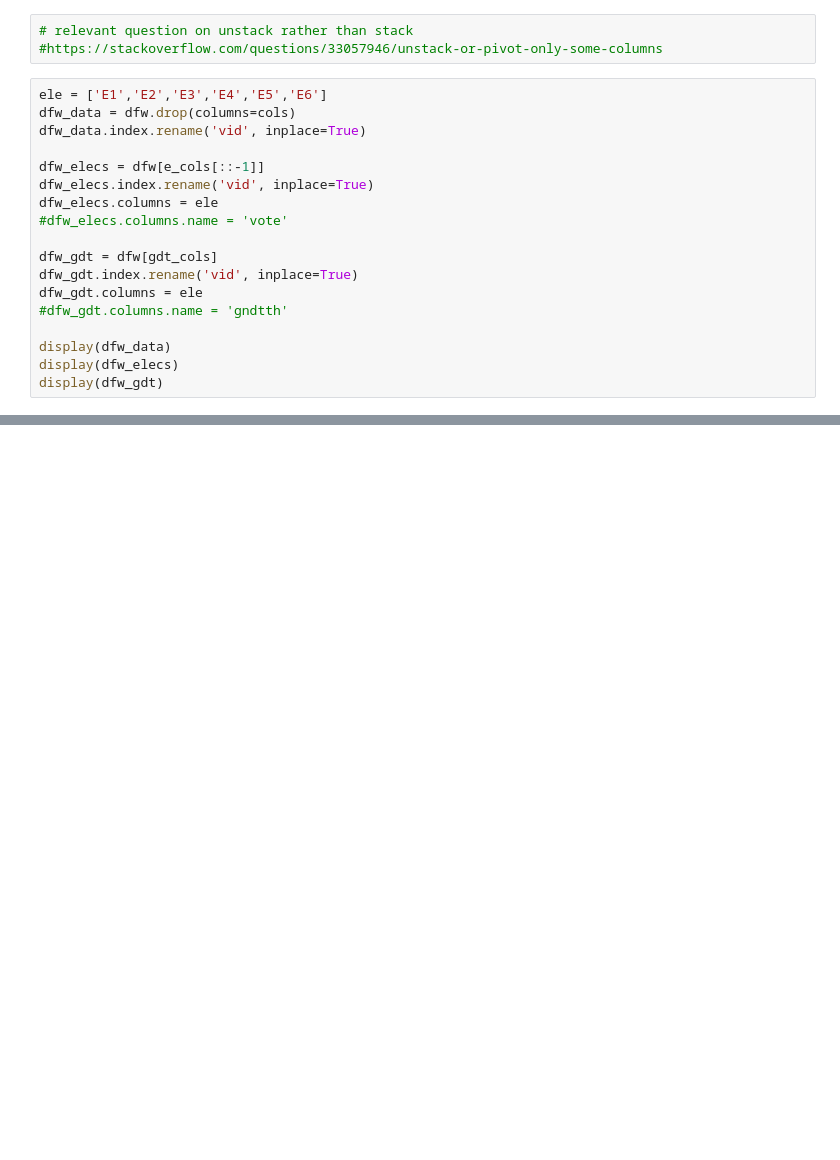
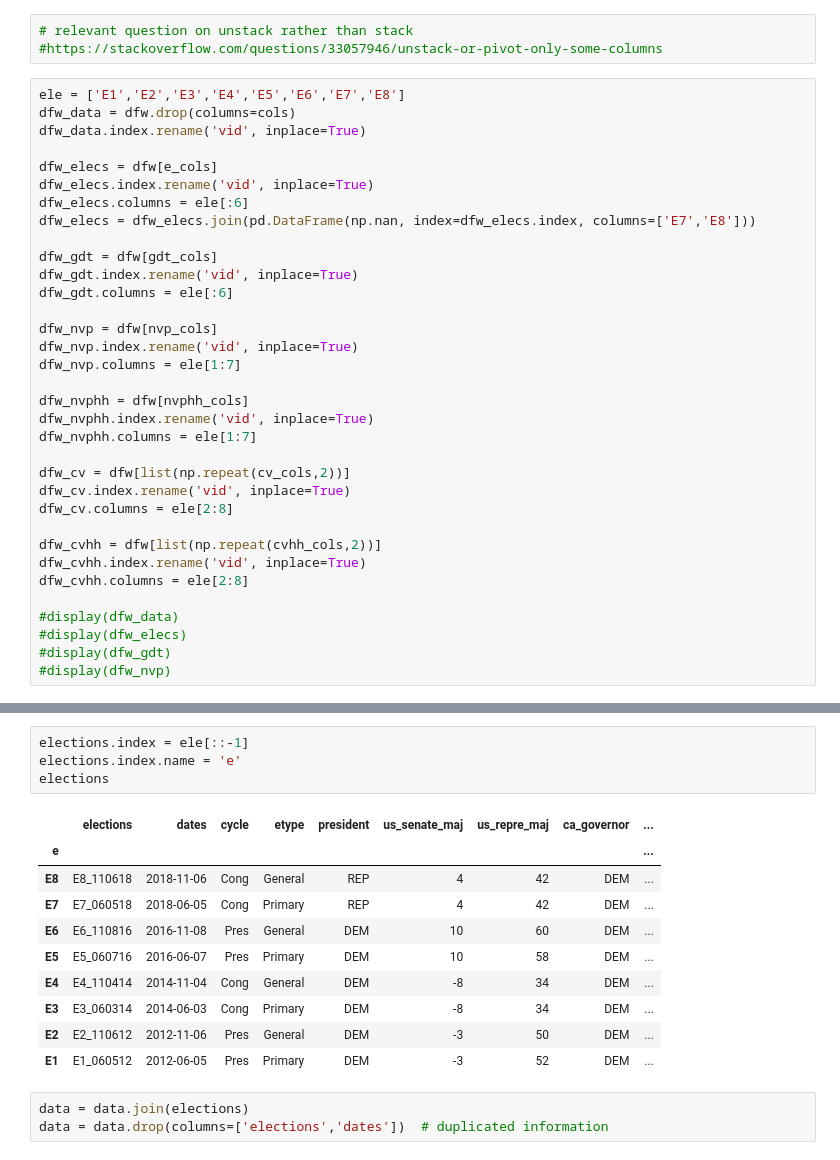
Before and after one commit to alsnkline/LocalVoters, a Jupyter notebook: 18_Modeling_working.ipynb, the cells around one changed output, grey strips where cells are left out. Cells and saved outputs as stored; diff of their text form; blank space fills up the shorter version.

```diff
--- a/18_Modeling_working.ipynb
+++ b/18_Modeling_working.ipynb
@@ -68,20 +93,36 @@ dfw
 # relevant question on unstack rather than stack
 #https://stackoverflow.com/questions/33057946/unstack-or-pivot-only-some-columns
 # %%
-ele = ['E1','E2','E3','E4','E5','E6']
+ele = ['E1','E2','E3','E4','E5','E6','E7','E8']
 dfw_data = dfw.drop(columns=cols)
 dfw_data.index.rename('vid', inplace=True)
 
-dfw_elecs = dfw[e_cols[::-1]]
+dfw_elecs = dfw[e_cols]
 dfw_elecs.index.rename('vid', inplace=True)
-dfw_elecs.columns = ele
-#dfw_elecs.columns.name = 'vote'
+dfw_elecs.columns = ele[:6]
+dfw_elecs = dfw_elecs.join(pd.DataFrame(np.nan, index=dfw_elecs.index, columns=['E7','E8']))
 
 dfw_gdt = dfw[gdt_cols]
 dfw_gdt.index.rename('vid', inplace=True)
-dfw_gdt.columns = ele
-#dfw_gdt.columns.name = 'gndtth'
+dfw_gdt.columns = ele[:6]
 
-display(dfw_data)
-display(dfw_elecs)
-display(dfw_gdt)
+dfw_nvp = dfw[nvp_cols]
+dfw_nvp.index.rename('vid', inplace=True)
+dfw_nvp.columns = ele[1:7]
+
+dfw_nvphh = dfw[nvphh_cols]
+dfw_nvphh.index.rename('vid', inplace=True)
+dfw_nvphh.columns = ele[1:7]
+
+dfw_cv = dfw[list(np.repeat(cv_cols,2))]
+dfw_cv.index.rename('vid', inplace=True)
+dfw_cv.columns = ele[2:8]
+
+dfw_cvhh = dfw[list(np.repeat(cvhh_cols,2))]
+dfw_cvhh.index.rename('vid', inplace=True)
+dfw_cvhh.columns = ele[2:8]
+
+#display(dfw_data)
+#display(dfw_elecs)
+#display(dfw_gdt)
+#display(dfw_nvp)
@@ -315,0 +173,18 @@ mul_dfw
+# %%
+elections.index = ele[::-1]
+elections.index.name = 'e'
+elections
+# %% [output]
+|  | elections | dates | cycle | etype | president | us_senate_maj | us_repre_maj | ca_governor | ... |
+| e |  |  |  |  |  |  |  |  | ... |
+| E8 | E8_110618 | 2018-11-06 | Cong | General | REP | 4 | 42 | DEM | ... |
+| E7 | E7_060518 | 2018-06-05 | Cong | Primary | REP | 4 | 42 | DEM | ... |
+| E6 | E6_110816 | 2016-11-08 | Pres | General | DEM | 10 | 60 | DEM | ... |
+| E5 | E5_060716 | 2016-06-07 | Pres | Primary | DEM | 10 | 58 | DEM | ... |
+| E4 | E4_110414 | 2014-11-04 | Cong | General | DEM | -8 | 34 | DEM | ... |
+| E3 | E3_060314 | 2014-06-03 | Cong | Primary | DEM | -8 | 34 | DEM | ... |
+| E2 | E2_110612 | 2012-11-06 | Pres | General | DEM | -3 | 50 | DEM | ... |
+| E1 | E1_060512 | 2012-06-05 | Pres | Primary | DEM | -3 | 52 | DEM | ... |
+# %%
+data = data.join(elections)
+data = data.drop(columns=['elections','dates'])  # duplicated information
```
Also changed, not shown: parts of 33 cells of this notebook, 3 other files.
